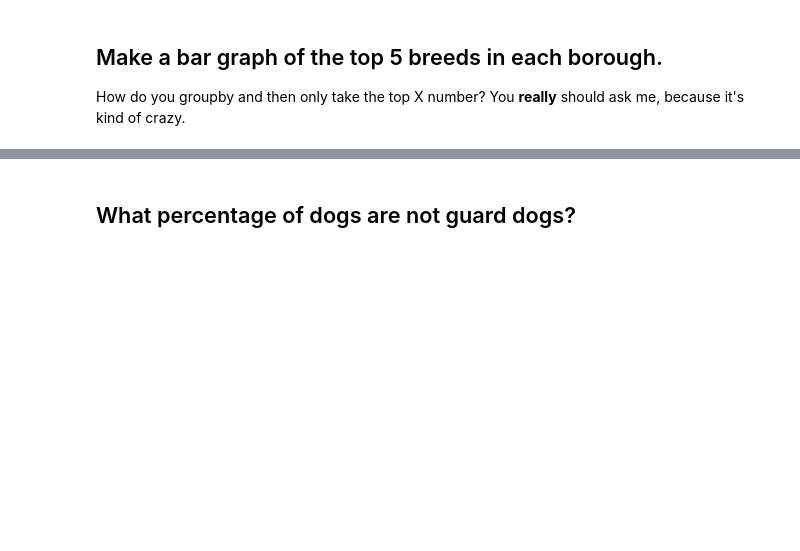
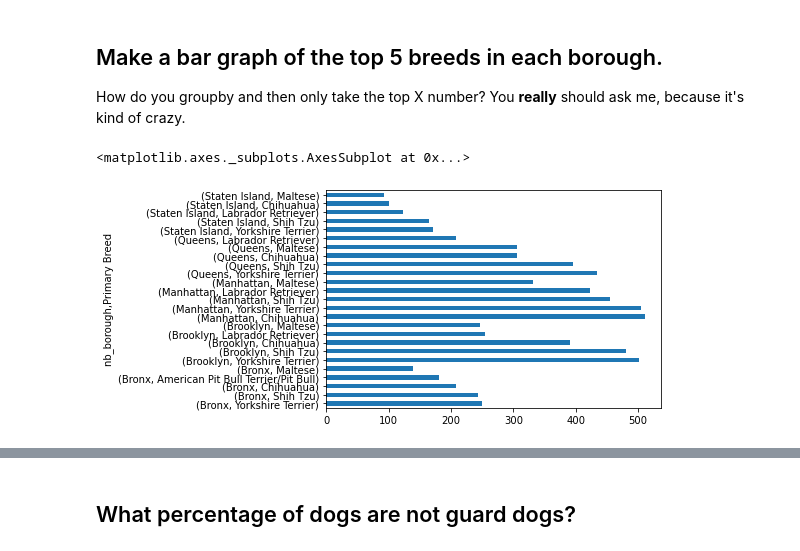
Before and after one commit to anastasiajourno/homework6_valeeva, a Jupyter notebook: dogs/6-2homework6-part2-valeeva.ipynb, the cells around one changed output, grey strips where cells are left out. Saved outputs shown, nothing was run; the diff lists cells and outputs as text; code cells hidden in the pictures; blank space fills up the shorter version.

```diff
--- a/dogs/6-2homework6-part2-valeeva.ipynb
+++ b/dogs/6-2homework6-part2-valeeva.ipynb
@@ -271,7 +271,7 @@ Name: Spayed or Neut, dtype: float64
 # %% [markdown]
 ## Make a new column called monochrome that is True for any animal that only has black, white or grey as one of its colors. How many animals are monochrome?
 # %%
-#df['Monochrome'] = df[(df['Animal Dominant Color'] == 'Black')\
-#|(df['Animal Dominant Color'] == 'White')\
-#|(df['Animal Dominant Color'] == 'Grey')]
-#df['Monochrome'].count_values()
+df['Monochrome'] = (df['Animal Dominant Color'] == 'Black')\
+|(df['Animal Dominant Color'] == 'White')\
+|(df['Animal Dominant Color'] == 'Grey')
+df['Monochrome'].value_counts()
@@ -303,0 +332,3 @@ df = df.merge(df_pop.add_prefix("pop_"), left_on='nb_borough', right_on='pop_bor
+# %%
+df['dogspc'] = df['nb_borough'].value_counts()/1
+df['dogspc']
@@ -306,5 +350,8 @@ df = df.merge(df_pop.add_prefix("pop_"), left_on='nb_borough', right_on='pop_bor
 
 How do you groupby and then only take the top X number? You **really** should ask me, because it's kind of crazy.
 # %%
-#df[df['Primary Breed'] != 'Unknown'].groupby(['nb_borough'])\
-#['Primary Breed'].groupby(['nb_borough'])nlargest(5).plot(kind='barh')
+df[df['Primary Breed'] != 'Unknown'].groupby(['nb_borough'])\
+['Primary Breed'].value_counts().groupby('nb_borough').head(5).plot(kind='barh')
+# %% [output]
+<matplotlib.axes._subplots.AxesSubplot at 0x...>
+[figure, added]
```
Also changed, not shown: parts of 9 cells of this notebook.
